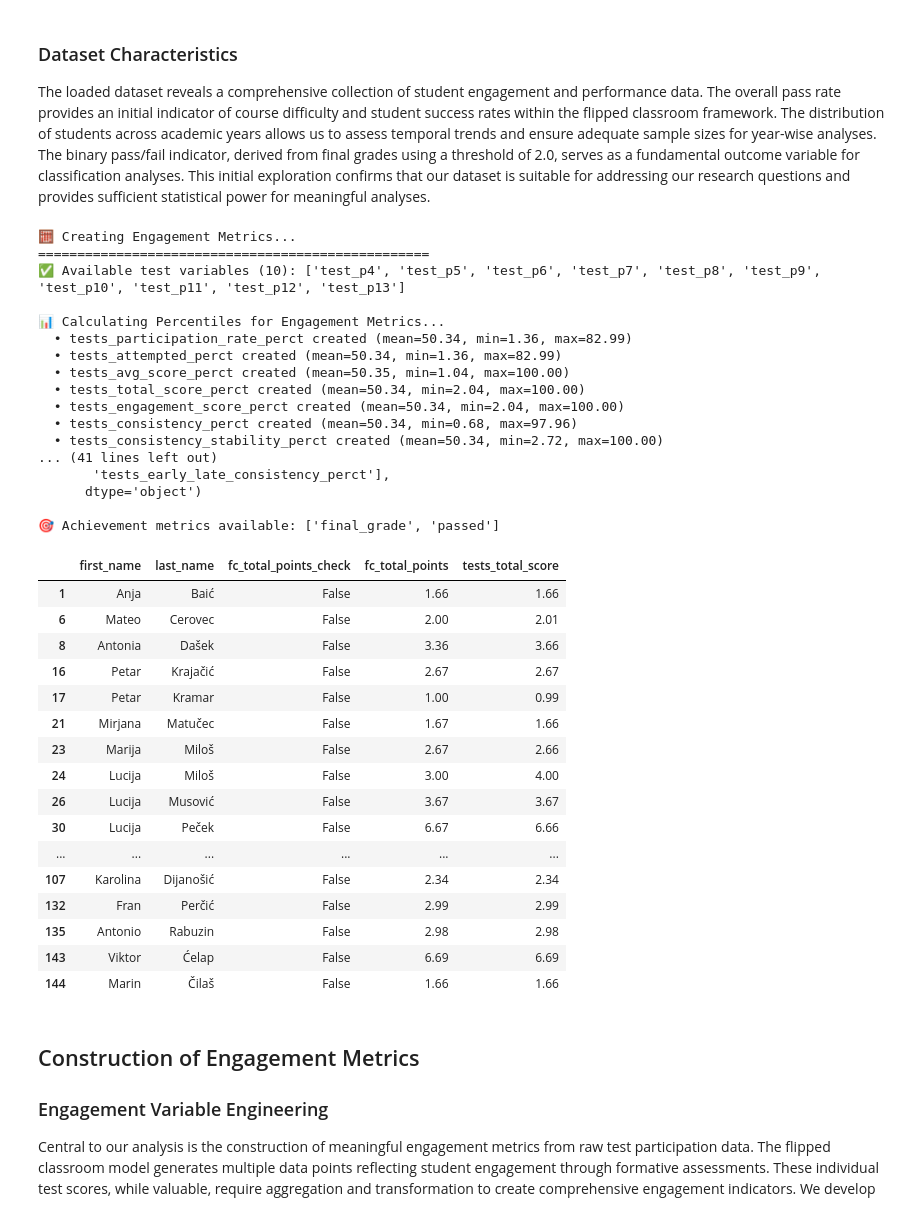
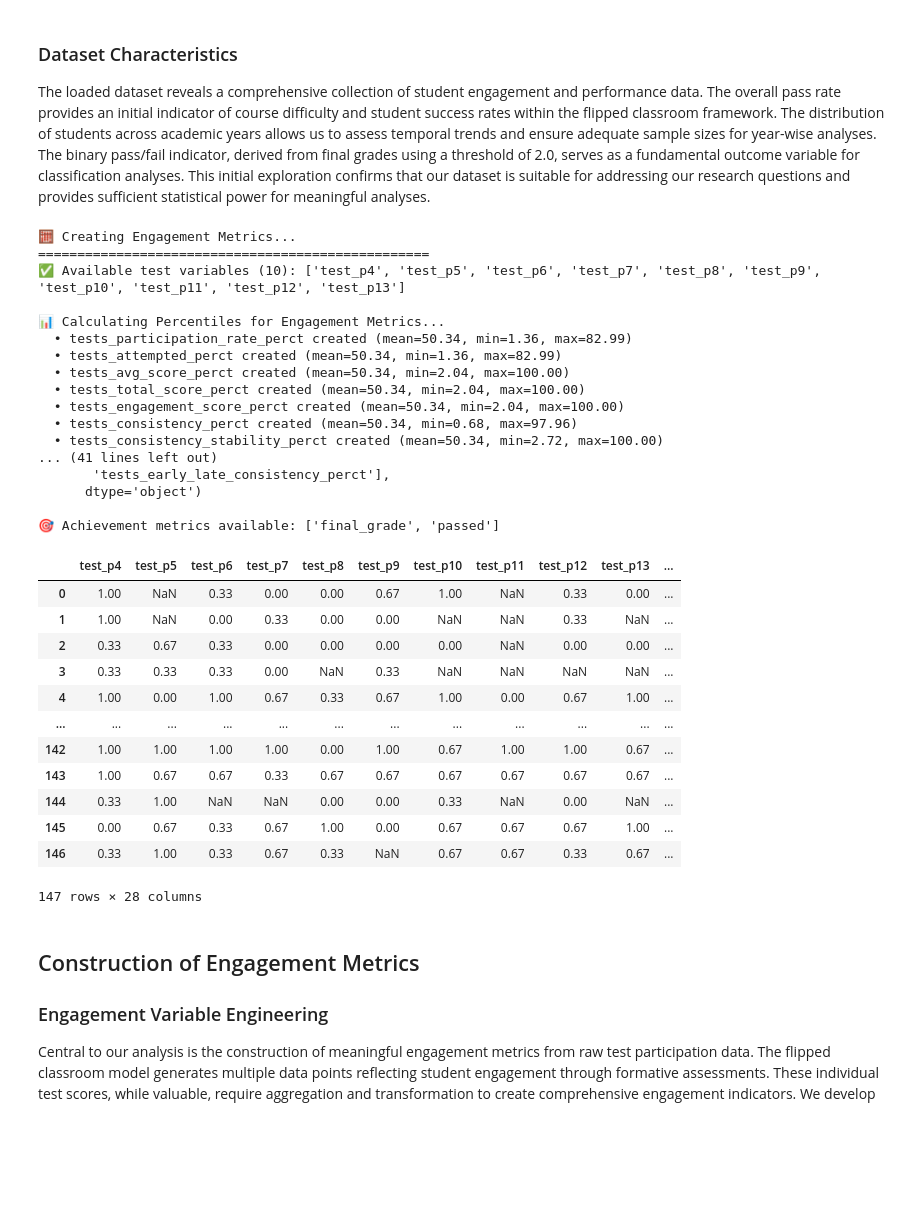
Before and after one commit to jsam/fc, a Jupyter notebook: notebooks/00_engagement_statistical_analysis.ipynb, the cells around one changed output. Cells and saved outputs as stored; diff of their text form; code cells hidden in the pictures; blank space fills up the shorter version.

```diff
--- a/notebooks/00_engagement_statistical_analysis.ipynb
+++ b/notebooks/00_engagement_statistical_analysis.ipynb
@@ -156,6 +156,7 @@ if available_tests:
 
     # 2. Test Average Score (mean of attempted tests)
     df['tests_avg_score'] = df[available_tests].mean(axis=1, skipna=True)
+    df["tests_avg_score"].fillna(0, inplace=True)
 
     # 3. Tests Attempted (absolute count)
     df['tests_attempted'] = df[available_tests].notna().sum(axis=1)
@@ -223,53 +224,48 @@ if available_tests:
 else:
     print("❌ No test variables available for analysis")
 
 print(df.columns)
 # Define achievement metrics
 achievement_metrics = []
 if 'final_grade' in df.columns:
     achievement_metrics.append('final_grade')
 if 'passed' in df.columns:
     achievement_metrics.append('passed')
 
 print(f"\n🎯 Achievement metrics available: {achievement_metrics}")
 
-df[df['fc_total_points_check'] == False][['first_name', 'last_name', 'fc_total_points_check', 'fc_total_points', 'tests_total_score']]
-#df[df['tests_attempted_check'] == False]
+df[test_variables + engagement_metrics + achievement_metrics]
 # %% [output]
 🧮 Creating Engagement Metrics...
 ==================================================
 ✅ Available test variables (10): ['test_p4', 'test_p5', 'test_p6', 'test_p7', 'test_p8', 'test_p9', 'test_p10', 'test_p11', 'test_p12', 'test_p13']
 
 📊 Calculating Percentiles for Engagement Metrics...
   • tests_participation_rate_perct created (mean=50.34, min=1.36, max=82.99)
   • tests_attempted_perct created (mean=50.34, min=1.36, max=82.99)
-  • tests_avg_score_perct created (mean=50.35, min=1.04, max=100.00)
+  • tests_avg_score_perct created (mean=50.34, min=2.04, max=100.00)
   • tests_total_score_perct created (mean=50.34, min=2.04, max=100.00)
   • tests_engagement_score_perct created (mean=50.34, min=2.04, max=100.00)
   • tests_consistency_perct created (mean=50.34, min=0.68, max=97.96)
   • tests_consistency_stability_perct created (mean=50.34, min=2.72, max=100.00)
 ... (41 lines left out)
        'tests_early_late_consistency_perct'],
       dtype='object')
 
 🎯 Achievement metrics available: ['final_grade', 'passed']
-|  | first_name | last_name | fc_total_points_check | fc_total_points | tests_total_score |
-| 1 | Anja | Baić | False | 1.66 | 1.66 |
-| 6 | Mateo | Cerovec | False | 2.00 | 2.01 |
-| 8 | Antonia | Dašek | False | 3.36 | 3.66 |
-| 16 | Petar | Krajačić | False | 2.67 | 2.67 |
-| 17 | Petar | Kramar | False | 1.00 | 0.99 |
-| 21 | Mirjana | Matučec | False | 1.67 | 1.66 |
-| 23 | Marija | Miloš | False | 2.67 | 2.66 |
-| 24 | Lucija | Miloš | False | 3.00 | 4.00 |
-| 26 | Lucija | Musović | False | 3.67 | 3.67 |
-| 30 | Lucija | Peček | False | 6.67 | 6.66 |
-| ... | ... | ... | ... | ... | ... |
-| 107 | Karolina | Dijanošić | False | 2.34 | 2.34 |
-| 132 | Fran | Perčić | False | 2.99 | 2.99 |
-| 135 | Antonio | Rabuzin | False | 2.98 | 2.98 |
-| 143 | Viktor | Ćelap | False | 6.69 | 6.69 |
-| 144 | Marin | Čilaš | False | 1.66 | 1.66 |
+|  | test_p4 | test_p5 | test_p6 | test_p7 | test_p8 | test_p9 | test_p10 | test_p11 | test_p12 | test_p13 | ... |
+| 0 | 1.00 | NaN | 0.33 | 0.00 | 0.00 | 0.67 | 1.00 | NaN | 0.33 | 0.00 | ... |
+| 1 | 1.00 | NaN | 0.00 | 0.33 | 0.00 | 0.00 | NaN | NaN | 0.33 | NaN | ... |
+| 2 | 0.33 | 0.67 | 0.33 | 0.00 | 0.00 | 0.00 | 0.00 | NaN | 0.00 | 0.00 | ... |
+| 3 | 0.33 | 0.33 | 0.33 | 0.00 | NaN | 0.33 | NaN | NaN | NaN | NaN | ... |
+| 4 | 1.00 | 0.00 | 1.00 | 0.67 | 0.33 | 0.67 | 1.00 | 0.00 | 0.67 | 1.00 | ... |
+| ... | ... | ... | ... | ... | ... | ... | ... | ... | ... | ... | ... |
+| 142 | 1.00 | 1.00 | 1.00 | 1.00 | 0.00 | 1.00 | 0.67 | 1.00 | 1.00 | 0.67 | ... |
+| 143 | 1.00 | 0.67 | 0.67 | 0.33 | 0.67 | 0.67 | 0.67 | 0.67 | 0.67 | 0.67 | ... |
+| 144 | 0.33 | 1.00 | NaN | NaN | 0.00 | 0.00 | 0.33 | NaN | 0.00 | NaN | ... |
+| 145 | 0.00 | 0.67 | 0.33 | 0.67 | 1.00 | 0.00 | 0.67 | 0.67 | 0.67 | 1.00 | ... |
+| 146 | 0.33 | 1.00 | 0.33 | 0.67 | 0.33 | NaN | 0.67 | 0.67 | 0.33 | 0.67 | ... |
+147 rows × 28 columns
 # %% [markdown]
 ## Construction of Engagement Metrics
 
```
Also changed, not shown: parts of 5 cells of this notebook.
